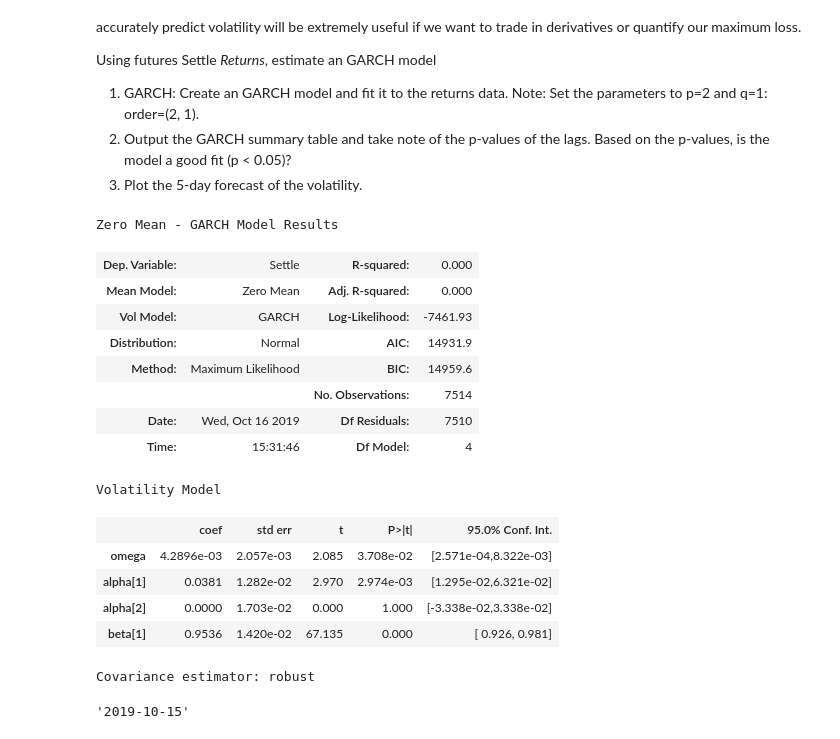
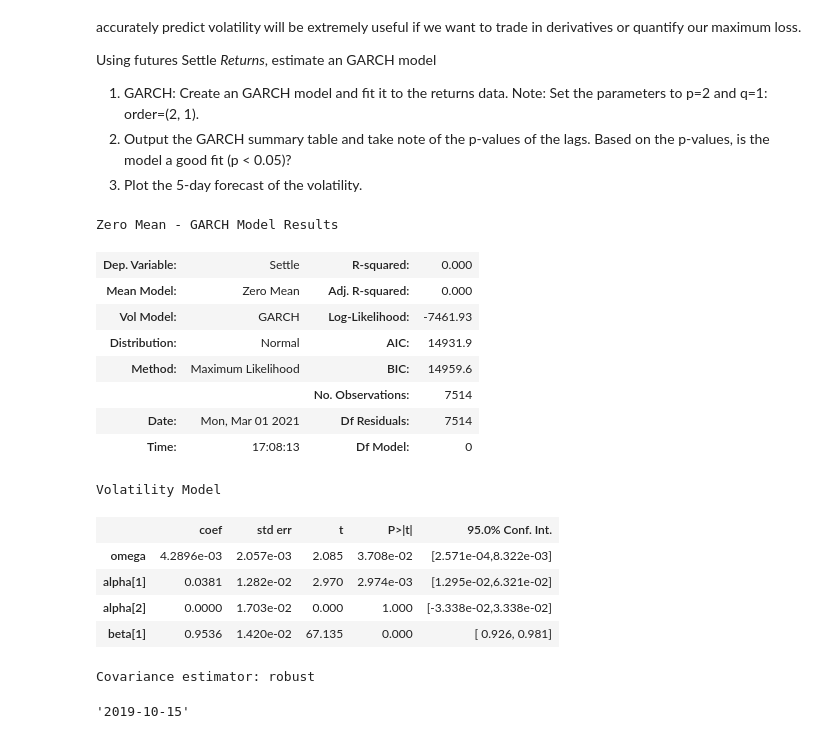
Before and after one commit to vweinblatt123/HW10-TimeSeries, a Jupyter notebook: time_series_analysis.ipynb, the cells around one changed output. Saved outputs shown, nothing was run; the diff lists cells and outputs as text; code cells hidden in the pictures.

Commit message:
garch and questions

```diff
--- a/time_series_analysis.ipynb
+++ b/time_series_analysis.ipynb
@@ -226,16 +220,22 @@ import arch
+# %%
+# Estimate a GARCH model:
+model = arch.arch_model(returns, mean = "Zero", vol = "GARCH", p=2, q=1)
+
+# Fit the model
+results = model.fit(disp="off")
 # %%
 # Summarize the model results
-# YOUR CODE HERE!
+results.summary()
 # %% [output]
 Zero Mean - GARCH Model Results
 | Dep. Variable: | Settle | R-squared: | 0.000 |
 | Mean Model: | Zero Mean | Adj. R-squared: | 0.000 |
 | Vol Model: | GARCH | Log-Likelihood: | -7461.93 |
 | Distribution: | Normal | AIC: | 14931.9 |
 | Method: | Maximum Likelihood | BIC: | 14959.6 |
 |  |  | No. Observations: | 7514 |
-| Date: | Wed, Oct 16 2019 | Df Residuals: | 7510 |
-| Time: | 15:31:46 | Df Model: | 4 |
+| Date: | Mon, Mar 01 2021 | Df Residuals: | 7514 |
+| Time: | 17:08:13 | Df Model: | 0 |
 Volatility Model
 |  | coef | std err | t | P>|t| | 95.0% Conf. Int. |
 | omega | 4.2896e-03 | 2.057e-03 | 2.085 | 3.708e-02 | [2.571e-04,8.322e-03] |
```
Also changed, not shown: parts of 6 cells of this notebook.
